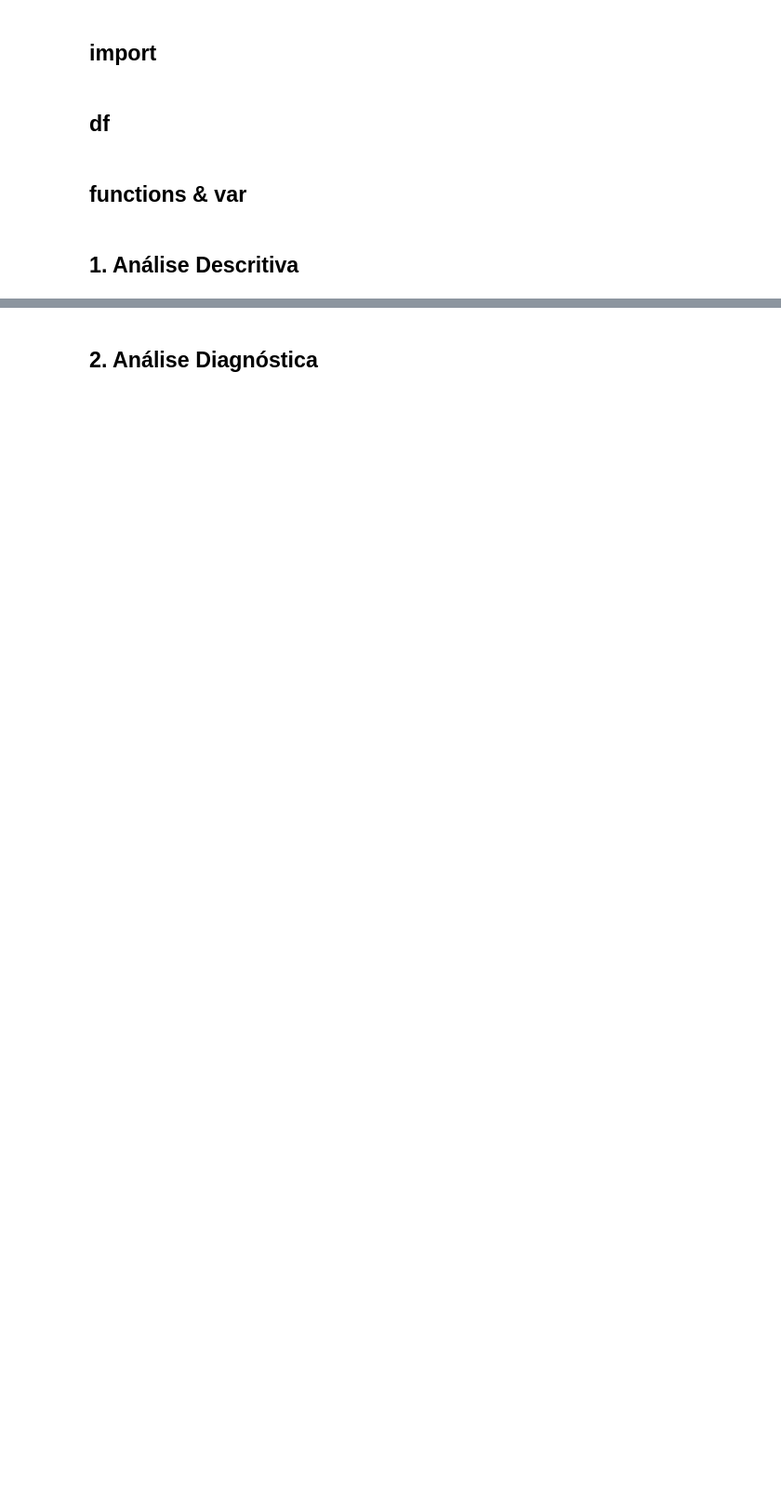
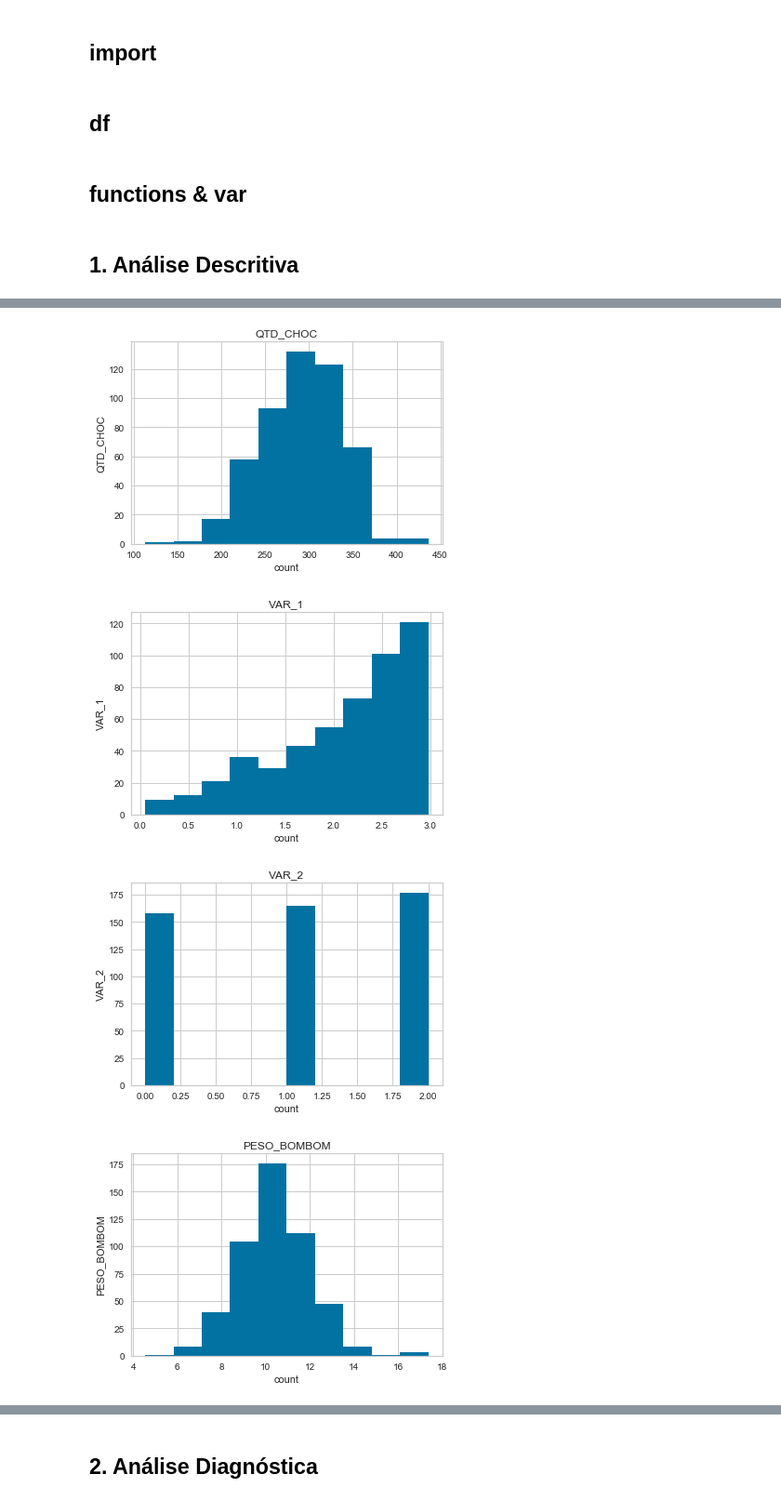
Before and after one commit to maikonabati/poc-chocolate-industry, a Jupyter notebook: code/python/poc-chocolate-industry.ipynb, the cells around one changed output, grey strips where cells are left out. Shown at 93% size. Drawn from its saved outputs; the diff is of its cells as text; code cells hidden in the pictures; blank space fills up the shorter version.

Commit message:
Ajustes finais
Crição de custos e adequação de gráficos

```diff
--- a/code/python/poc-chocolate-industry.ipynb
+++ b/code/python/poc-chocolate-industry.ipynb
@@ -31,3 +32,15 @@ def fnc_Dummies(df):
     return pd.DataFrame(df)
 # %% [markdown]
 ## 1. Análise Descritiva
+# %%
+# Feature de custo
+var_custo = []
+for index,row in df_registros_prod.iterrows():
+    var_custo.append((200/(1+exp(10*(row['PESO_BOMBOM']-9.5))))+(200/(1+exp(-0.8*(row['PESO_BOMBOM']-12)))))
+df_registros_prod['CUSTO'] = var_custo
+
+# Features para modelos/gráficos
+colunas = list(df_registros_prod.columns)
+colunas_sem = colunas.copy()
+colunas_sem.remove('PESO_BOMBOM')
+colunas,colunas_sem
@@ -48,0 +101,13 @@ df_registros_prod_v2.hist(bins=30);
+# %%
+# Histogramas
+for coluna in colunas:
+    fig, ax = plt.subplots()
+    plt.hist(df_registros_prod_v2[coluna])
+    plt.ylabel(coluna)
+    plt.xlabel('count')
+    plt.title(coluna)
+# %% [output]
+[figure, added]
+[figure, added]
+[figure, added]
+[figure, added]
```
Also changed, not shown: parts of 24 cells of this notebook.
